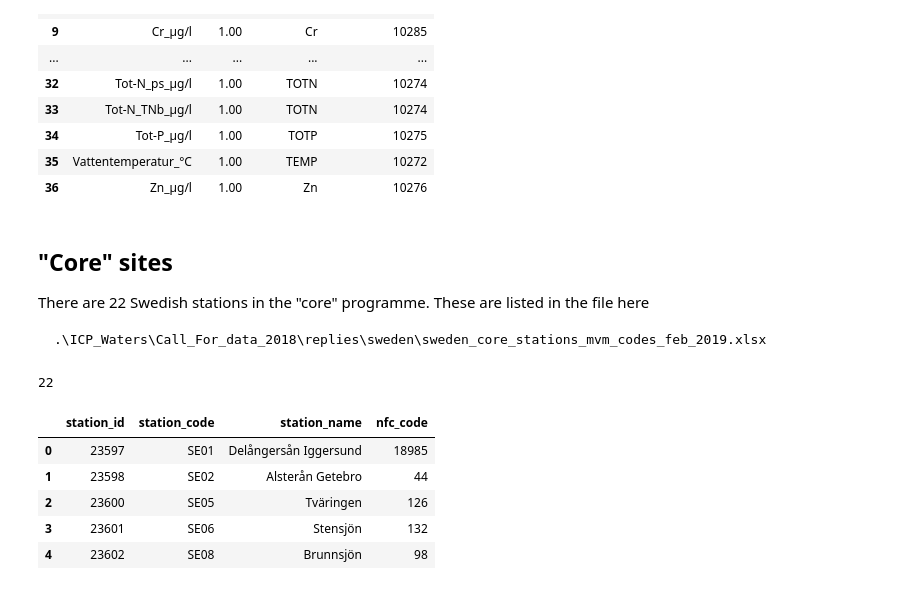
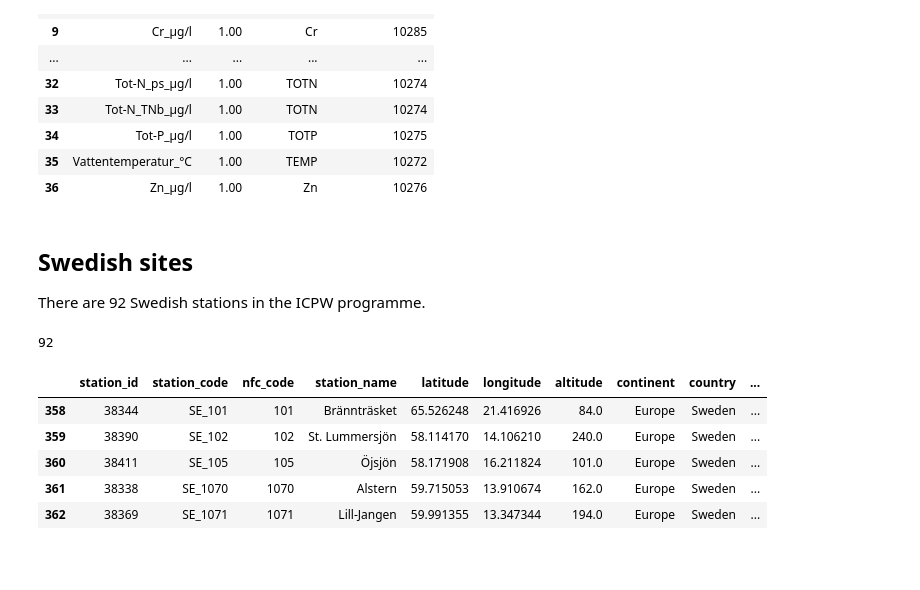
Before and after one commit to JamesSample/icpw, a Jupyter notebook: upload_sweden_icpw_data.ipynb, the cells around one changed output. Drawn from its saved outputs; the diff is of its cells as text; code cells hidden in the pictures; blank space fills up the shorter version.

Commit message:
Add Swedish data for 2021 and 2022

```diff
--- a/upload_sweden_icpw_data.ipynb
+++ b/upload_sweden_icpw_data.ipynb
@@ -241,25 +243,24 @@ par_map_df
 | 35 | Vattentemperatur_°C | 1.00 | TEMP | 10272 |
 | 36 | Zn_µg/l | 1.00 | Zn | 10276 |
 # %% [markdown]
-## "Core" sites
+## Swedish sites
 
-There are 22 Swedish stations in the "core" programme. These are listed in the file here
-
-    .\ICP_Waters\Call_For_data_2018\replies\sweden\sweden_core_stations_mvm_codes_feb_2019.xlsx
+There are 92 Swedish stations in the ICPW programme.
 # %%
 # Get a list of the Swedish "core" sites
-stn_xlsx = r"../../../Call_For_data_2018/replies/sweden/sweden_core_stations_mvm_codes_feb_2019.xlsx"
-swe_df = pd.read_excel(stn_xlsx)
-print(len(swe_df))
-swe_df.head()
+stn_xlsx = r"../../../all_icpw_sites_mar_2023.xlsx"
+stn_df = pd.read_excel(stn_xlsx)
+stn_df = stn_df.query("country == 'Sweden'")
+print(len(stn_df))
+stn_df.head()
 # %% [output]
-22
+92
-|  | station_id | station_code | station_name | nfc_code |
-| 0 | 23597 | SE01 | Delångersån Iggersund | 18985 |
-| 1 | 23598 | SE02 | Alsterån Getebro | 44 |
-| 2 | 23600 | SE05 | Tväringen | 126 |
-| 3 | 23601 | SE06 | Stensjön | 132 |
-| 4 | 23602 | SE08 | Brunnsjön | 98 |
+|  | station_id | station_code | nfc_code | station_name | latitude | longitude | altitude | continent | country | ... |
+| 358 | 38344 | SE_101 | 101 | Brännträsket | 65.526248 | 21.416926 | 84.0 | Europe | Sweden | ... |
+| 359 | 38390 | SE_102 | 102 | St. Lummersjön | 58.114170 | 14.106210 | 240.0 | Europe | Sweden | ... |
+| 360 | 38411 | SE_105 | 105 | Öjsjön | 58.171908 | 16.211824 | 101.0 | Europe | Sweden | ... |
+| 361 | 38338 | SE_1070 | 1070 | Alstern | 59.715053 | 13.910674 | 162.0 | Europe | Sweden | ... |
+| 362 | 38369 | SE_1071 | 1071 | Lill-Jangen | 59.991355 | 13.347344 | 194.0 | Europe | Sweden | ... |
 # %%
 %%time
 
```
Also changed, not shown: parts of 8 cells of this notebook.
